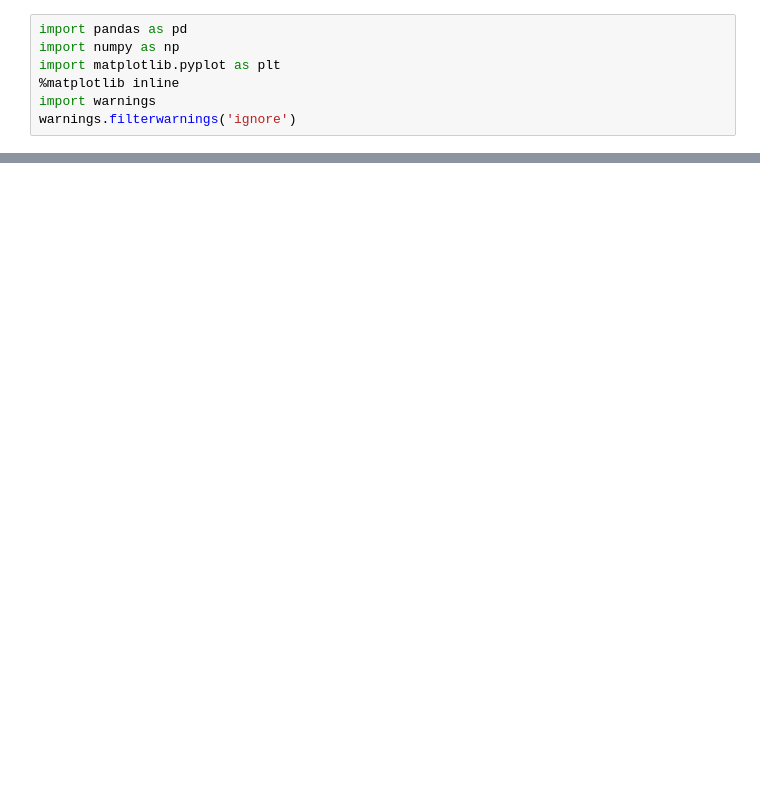
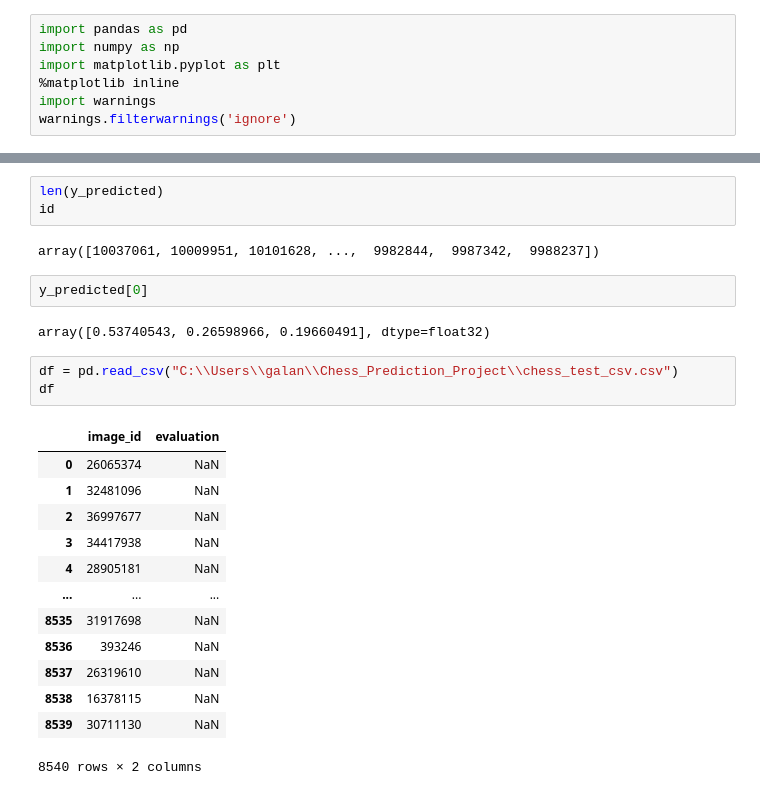
Before and after one commit to galaniaditya/Chess-Prediction, a Jupyter notebook: ChessPrediction.ipynb, the cells around one changed output, grey strips where cells are left out. Cells and saved outputs as stored; diff of their text form; blank space fills up the shorter version.

```diff
--- a/ChessPrediction.ipynb
+++ b/ChessPrediction.ipynb
@@ -368,0 +265,26 @@ len(X_combined)
+# %%
+len(y_predicted)
+id
+# %% [output]
+array([10037061, 10009951, 10101628, ...,  9982844,  9987342,  9988237])
+# %%
+y_predicted[0]
+# %% [output]
+array([0.53740543, 0.26598966, 0.19660491], dtype=float32)
+# %%
+df = pd.read_csv("C:\\Users\\galan\\Chess_Prediction_Project\\chess_test_csv.csv")
+df
+# %% [output]
+|  | image_id | evaluation |
+| 0 | 26065374 | NaN |
+| 1 | 32481096 | NaN |
+| 2 | 36997677 | NaN |
+| 3 | 34417938 | NaN |
+| 4 | 28905181 | NaN |
+| ... | ... | ... |
+| 8535 | 31917698 | NaN |
+| 8536 | 393246 | NaN |
+| 8537 | 26319610 | NaN |
+| 8538 | 16378115 | NaN |
+| 8539 | 30711130 | NaN |
+8540 rows × 2 columns
```
Also changed, not shown: parts of 36 cells of this notebook, 34 other files.
